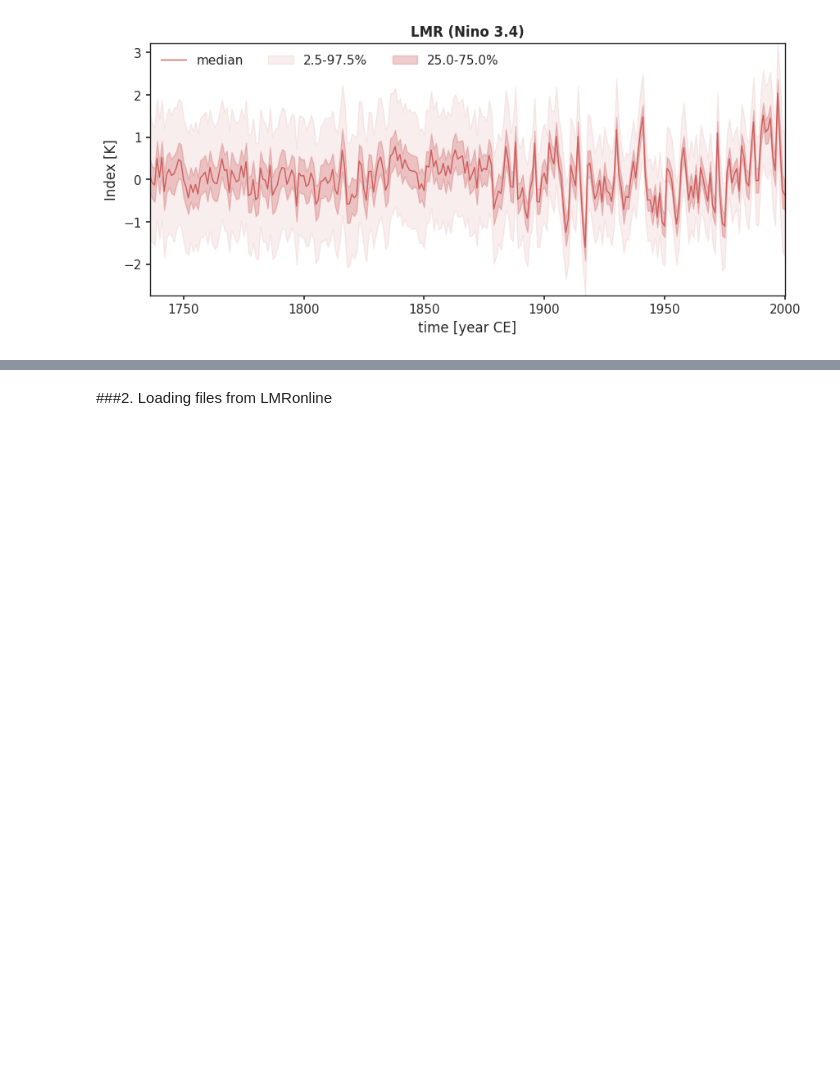
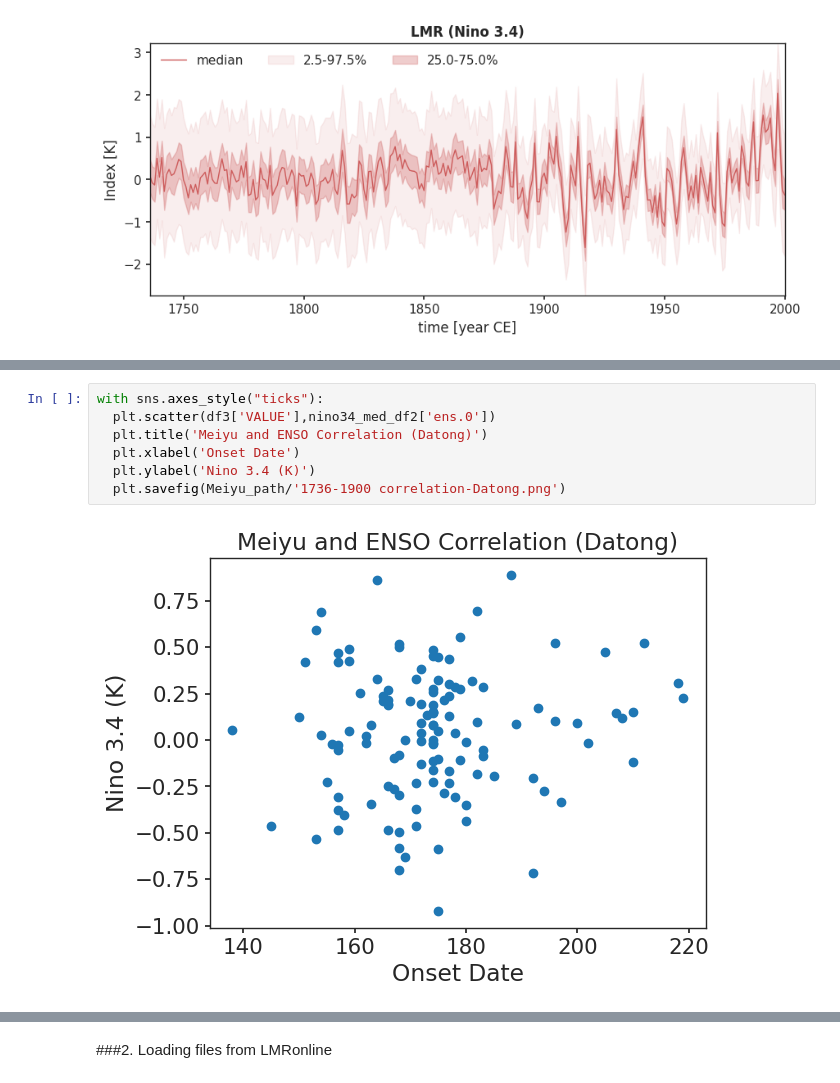
Before and after one commit to AlbusShang/Meiyu-datasets, a Jupyter notebook: Meiyu_data_and_others.ipynb, the cells around one changed output, grey strips where cells are left out. Cells and saved outputs as stored; diff of their text form; blank space fills up the shorter version.

```diff
--- a/Meiyu_data_and_others.ipynb
+++ b/Meiyu_data_and_others.ipynb
@@ -246,0 +319,9 @@ with sns.axes_style("ticks"):
+# %%
+with sns.axes_style("ticks"):
+  plt.scatter(df3['VALUE'],nino34_med_df2['ens.0'])
+  plt.title('Meiyu and ENSO Correlation (Datong)')
+  plt.xlabel('Onset Date')
+  plt.ylabel('Nino 3.4 (K)')
+  plt.savefig(Meiyu_path/'1736-1900 correlation-Datong.png')
+# %% [output]
+[figure, added]
```
Also changed, not shown: parts of 22 cells of this notebook.
